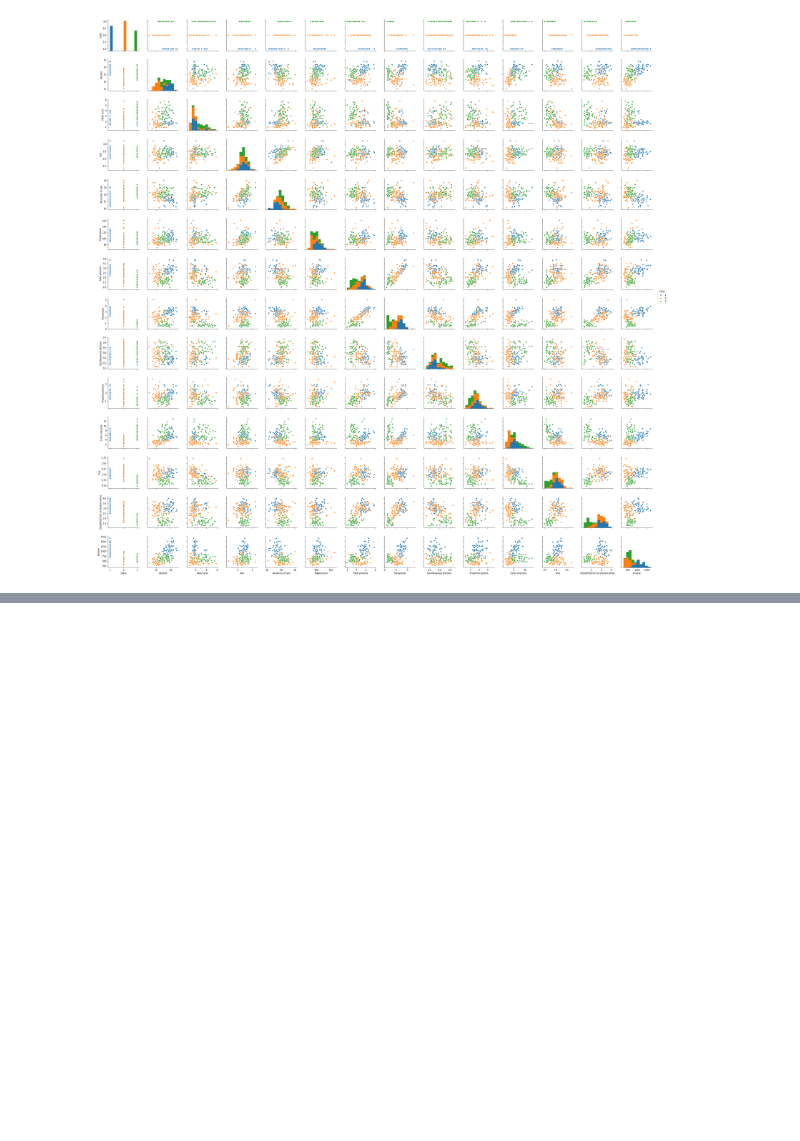
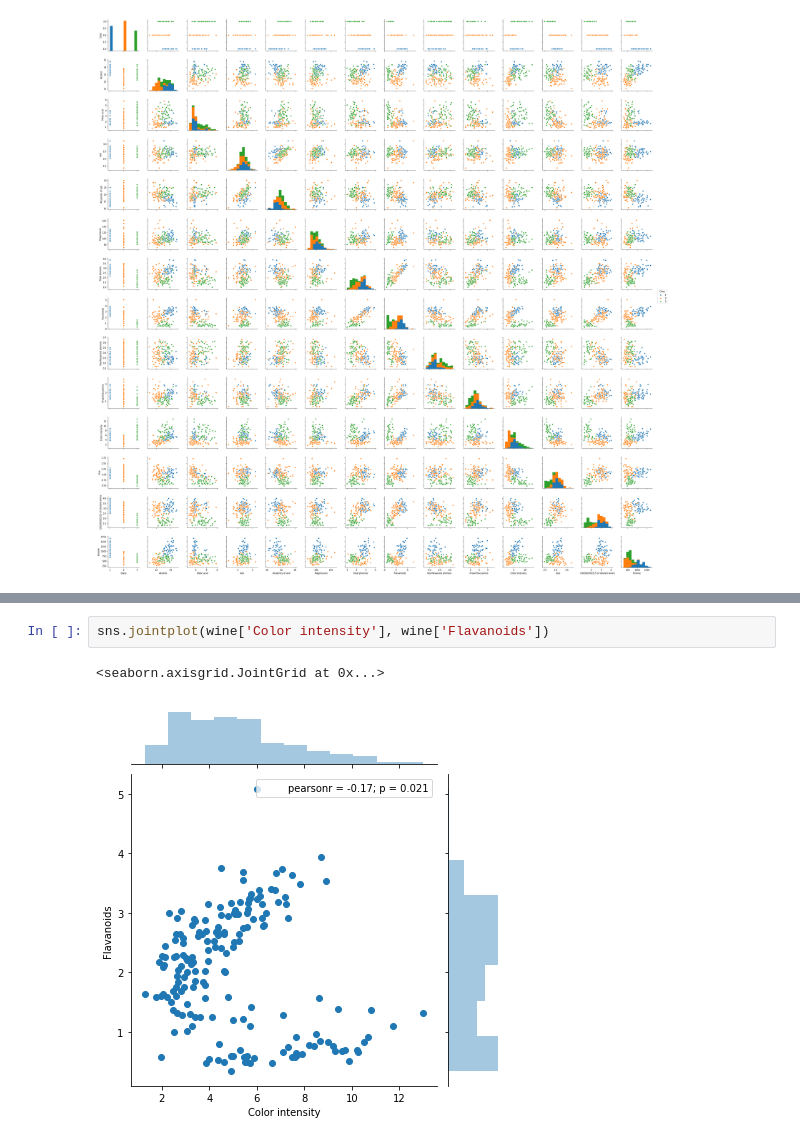
Before and after one commit to MirAlexey/netology-python, a Jupyter notebook: Homework/Python_HW_8.ipynb, the cells around one changed output, grey strips where cells are left out. Saved outputs shown, nothing was run; the diff lists cells and outputs as text; blank space fills up the shorter version.

```diff
--- a/Homework/Python_HW_8.ipynb
+++ b/Homework/Python_HW_8.ipynb
@@ -51,0 +71,5 @@ sns.pairplot(wine, hue='Class')
+# %%
+sns.jointplot(wine['Color intensity'], wine['Flavanoids'])
+# %% [output]
+<seaborn.axisgrid.JointGrid at 0x...>
+[figure, added]
```
Also changed, not shown: parts of 11 cells of this notebook.
